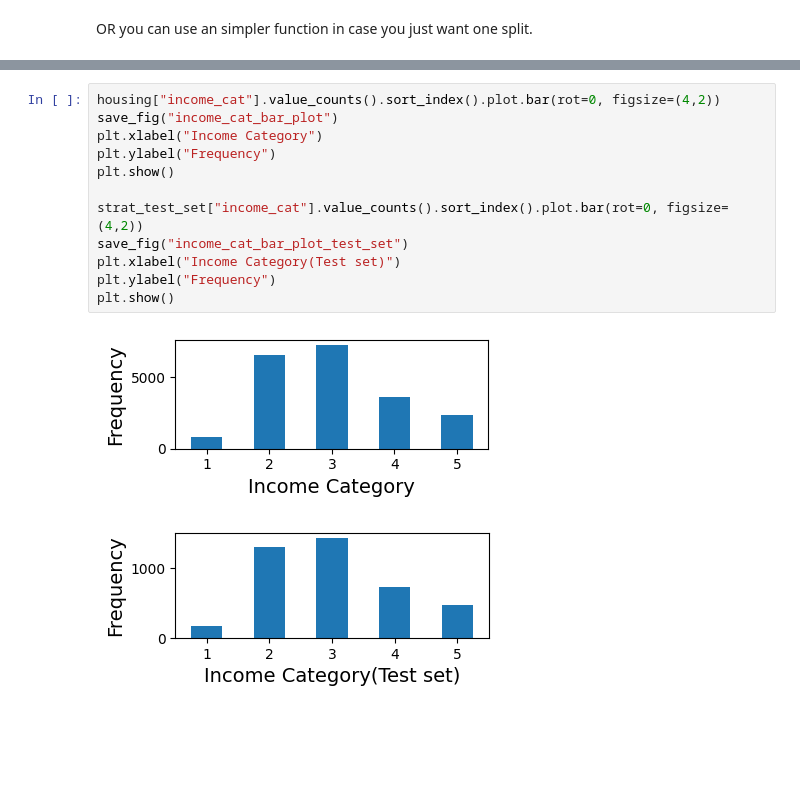
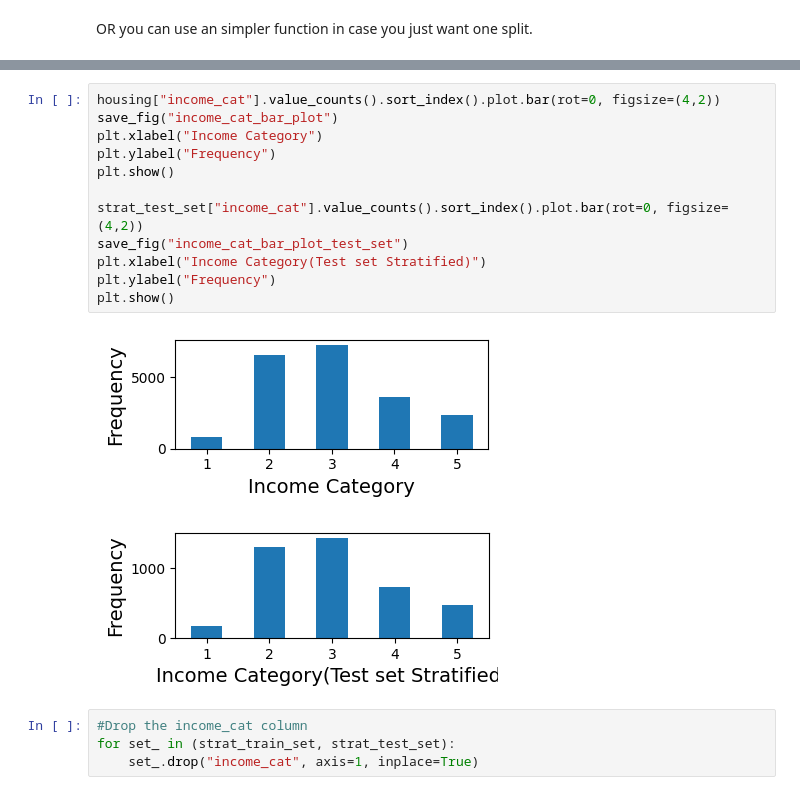
Before and after one commit to Arjunar92/Hands-On-ML-with-SckitLearn-Keras-TensorFlow, a Jupyter notebook: 02_California_Housing_Price_Prediction_ML_Project.ipynb, the cells around one changed output, grey strips where cells are left out. Saved outputs shown, nothing was run; the diff lists cells and outputs as text; blank space fills up the shorter version.

```diff
--- a/02_California_Housing_Price_Prediction_ML_Project.ipynb
+++ b/02_California_Housing_Price_Prediction_ML_Project.ipynb
@@ -255,15 +267,19 @@ strat_test_set.head
 # %%
 housing["income_cat"].value_counts().sort_index().plot.bar(rot=0, figsize=(4,2))
 save_fig("income_cat_bar_plot")
 plt.xlabel("Income Category")
 plt.ylabel("Frequency")
 plt.show()
 
 strat_test_set["income_cat"].value_counts().sort_index().plot.bar(rot=0, figsize=(4,2))
 save_fig("income_cat_bar_plot_test_set")
-plt.xlabel("Income Category(Test set)")
+plt.xlabel("Income Category(Test set Stratified)")
 plt.ylabel("Frequency")
 plt.show()
 # %% [output]
 [figure]
-[figure, old version]
+[figure, new version]
+# %%
+#Drop the income_cat column
+for set_ in (strat_train_set, strat_test_set):
+    set_.drop("income_cat", axis=1, inplace=True)
```
Also changed, not shown: parts of 2 cells of this notebook.
